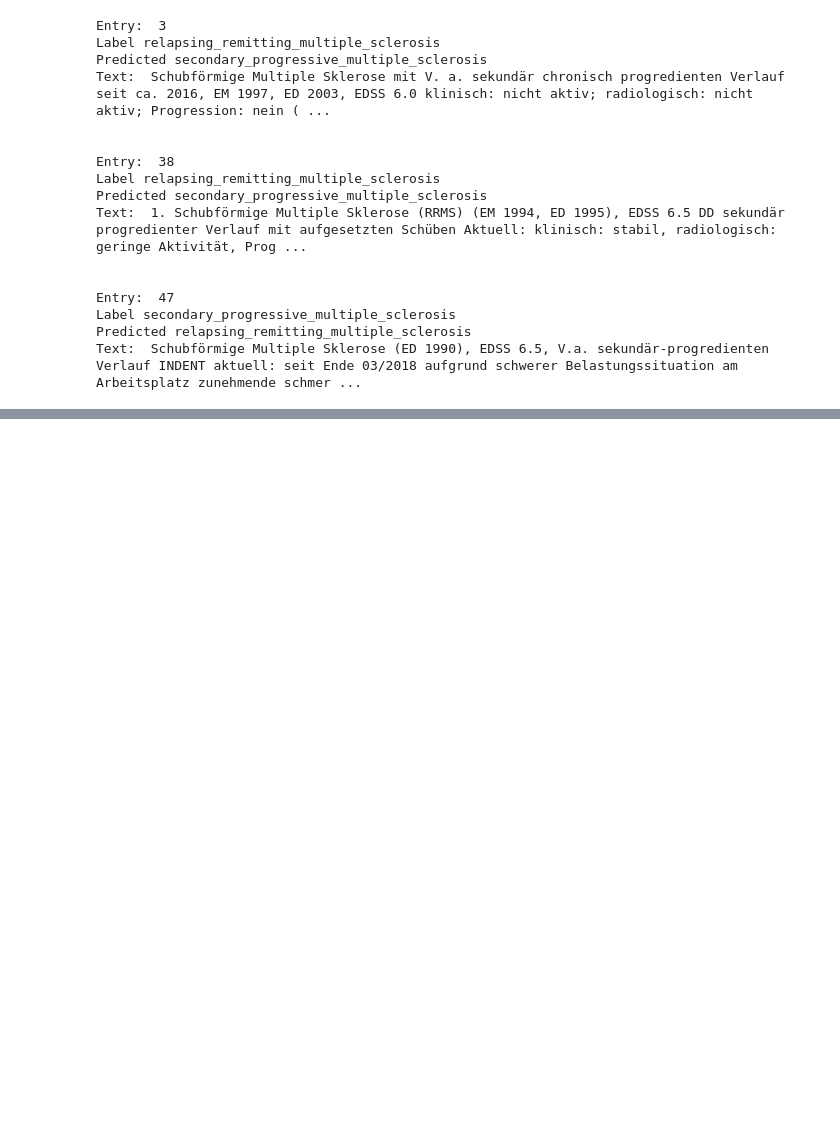
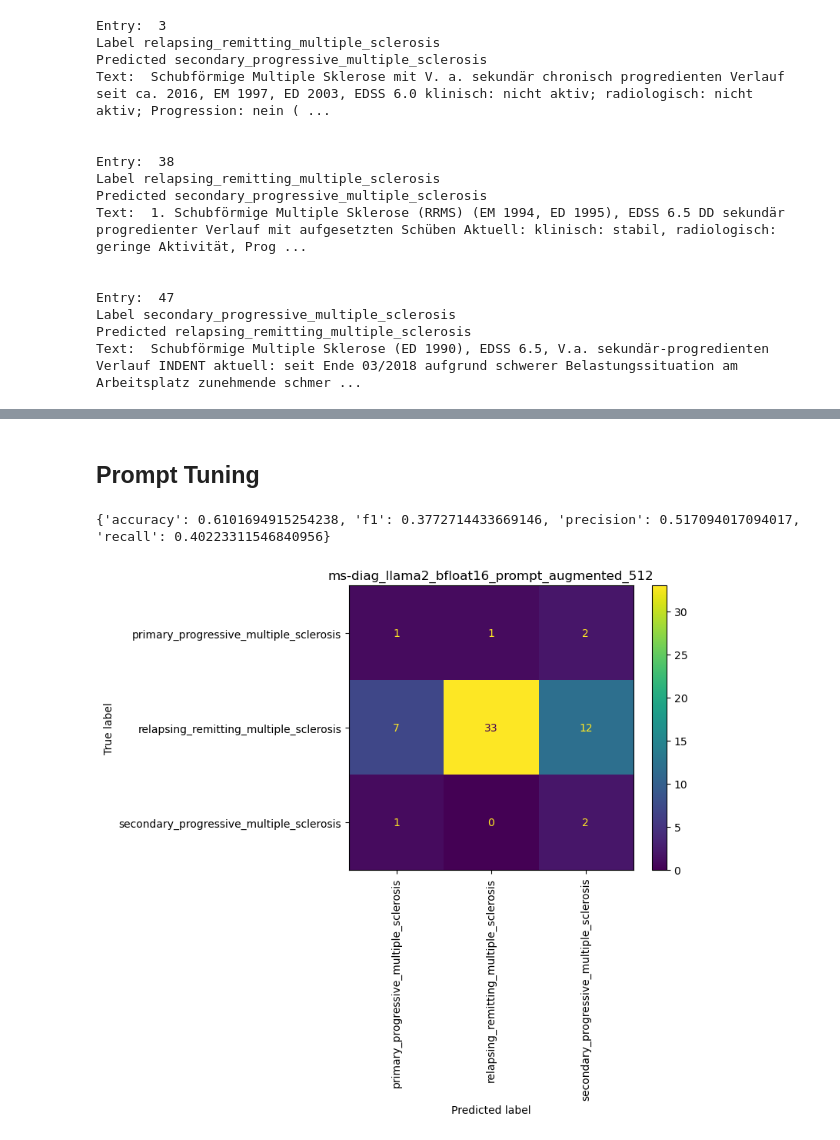
Before and after one commit to maregli/inf-extr, a Jupyter notebook: notebooks/ms-prediction/evaluation.ipynb, the cells around one changed output, grey strips where cells are left out. Saved outputs shown, nothing was run; the diff lists cells and outputs as text; code cells hidden in the pictures; blank space fills up the shorter version.

```diff
--- a/notebooks/ms-prediction/evaluation.ipynb
+++ b/notebooks/ms-prediction/evaluation.ipynb
@@ -80,0 +74,7 @@ performance_metrics(labels, test_preds)
+# %% [markdown]
+## Prompt Tuning
+# %%
+show_results("ms-diag_llama2_bfloat16_prompt_augmented_512")
+# %% [output]
+{'accuracy': 0.6101694915254238, 'f1': 0.3772714433669146, 'precision': 0.517094017094017, 'recall': 0.40223311546840956}
+[figure, added]
```
Also changed, not shown: parts of 22 cells of this notebook, 12 other files.
